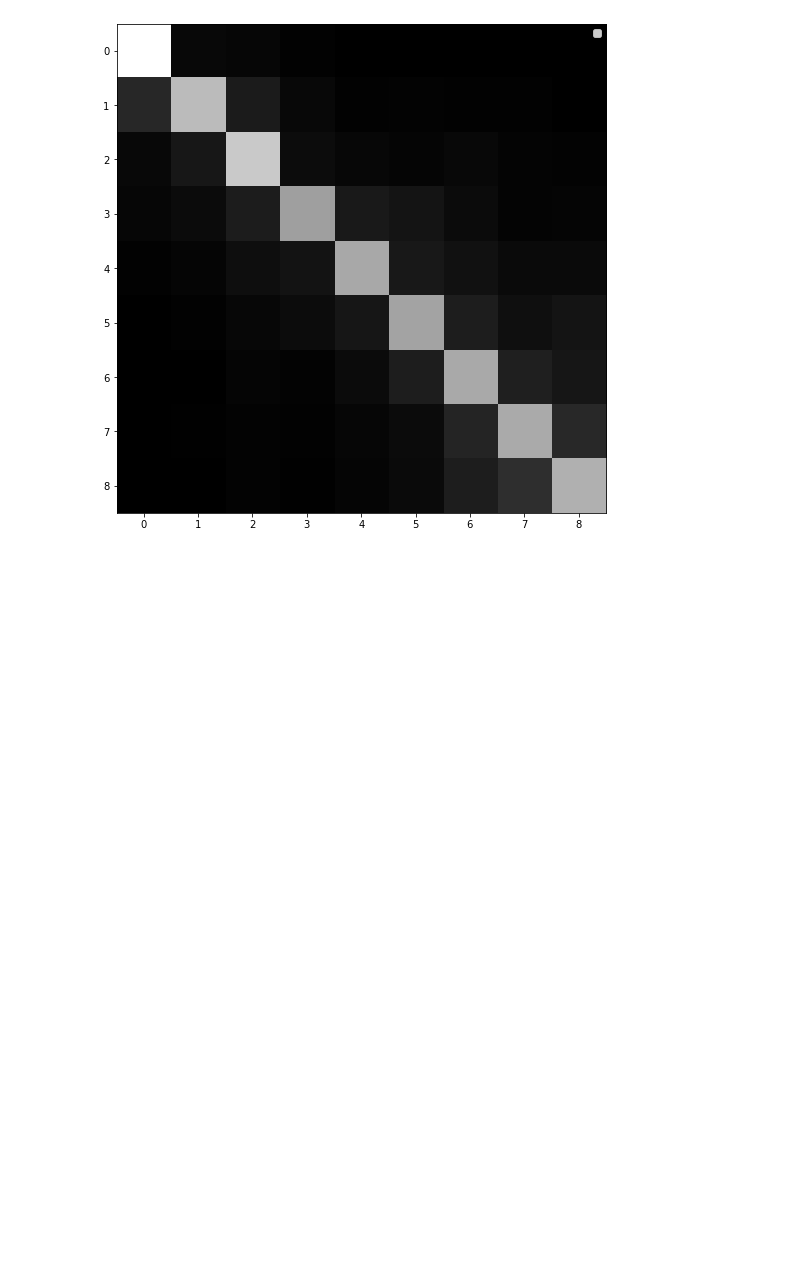
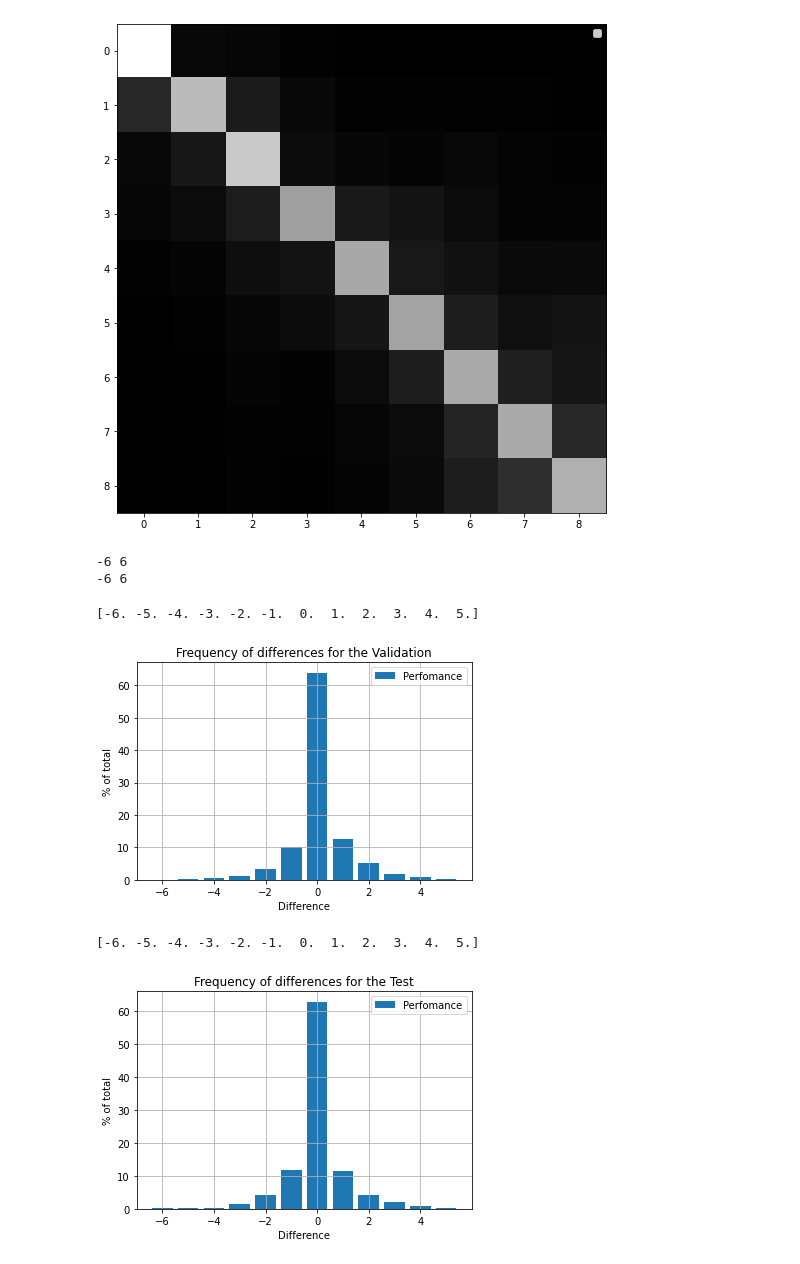
Before and after one commit to JamesLloydPartington/FelixML_New, a Jupyter notebook: data_analysis/classification/confusion_matrix.ipynb, the cells around one changed output. Cells and saved outputs as stored; diff of their text form; code cells hidden in the pictures; blank space fills up the shorter version.

```diff
--- a/data_analysis/classification/confusion_matrix.ipynb
+++ b/data_analysis/classification/confusion_matrix.ipynb
@@ -237,3 +246,71 @@ Test class predictions:  [0.93261456 0.68463612 0.73315364 0.58221024 0.61455526
 mean and rms is : 1.5991092725784035e-05 1.0865320116635797
 No handles with labels found to put in legend.
 [figure]
+# %%
+def FindBin(Value, min_val, max_val, NoBins):
+
+    index = math.floor(((round(Value) - round(min_val)) / (round(max_val) - round(min_val))) * NoBins)
+
+    if index == NoBins:
+        index = NoBins - 1
+
+    return index
+
+def BinLoss(OutputAverage, Thickness):
+    Diff = OutputAverage - Thickness
+    min_val = int(round(min(Diff)))
+    max_val = int(round(max(Diff)))
+
+    print(min_val, max_val)
+
+    NoBins = max_val - min_val
+
+    bin_size = (max_val - min_val) / NoBins
+
+    Bin_Vals = ((np.arange(NoBins, dtype = np.float32) / NoBins)) * (max_val - min_val) + min_val
+
+    Bin_Num = np.zeros(NoBins, dtype = np.int)
+
+    for i in range(0, len(Diff)):
+        index = FindBin(Diff[i], min_val, max_val, NoBins)
+        Bin_Num[index]+=1
+
+    return(Bin_Num, Bin_Vals)
+
+Bin_Num_val, Bin_Vals_val = BinLoss(OutputAverage_val, ValThickness)
+Bin_Num_test, Bin_Vals_test = BinLoss(OutputAverage_test, TestThickness)
+# %% [output]
+-6 6
+-6 6
+# %%
+Accuracy_val = 100 * Bin_Num_val / len(ValThickness)
+plt.bar(Bin_Vals_val, Accuracy_val, label = "Perfomance")
+print(Bin_Vals_val)
+plt.xlabel('Difference')
+
+plt.ylabel('% of total')
+plt.title('Frequency of differences for the Validation')
+plt.legend()
+#plt.xscale("log")
+#plt.yscale("log")
+plt.grid()
+plt.show()
+
+
+Accuracy_test = 100 * Bin_Num_test / len(TestThickness)
+plt.bar(Bin_Vals_test, Accuracy_test, label = "Perfomance")
+print(Bin_Vals_test)
+plt.xlabel('Difference')
+
+plt.ylabel('% of total')
+plt.title('Frequency of differences for the Test')
+plt.legend()
+#plt.xscale("log")
+#plt.yscale("log")
+plt.grid()
+plt.show()
+# %% [output]
+[-6. -5. -4. -3. -2. -1.  0.  1.  2.  3.  4.  5.]
+[figure, added]
+[-6. -5. -4. -3. -2. -1.  0.  1.  2.  3.  4.  5.]
+[figure, added]
```
Also changed, not shown: parts of 1 cell of this notebook, 1 other file.
